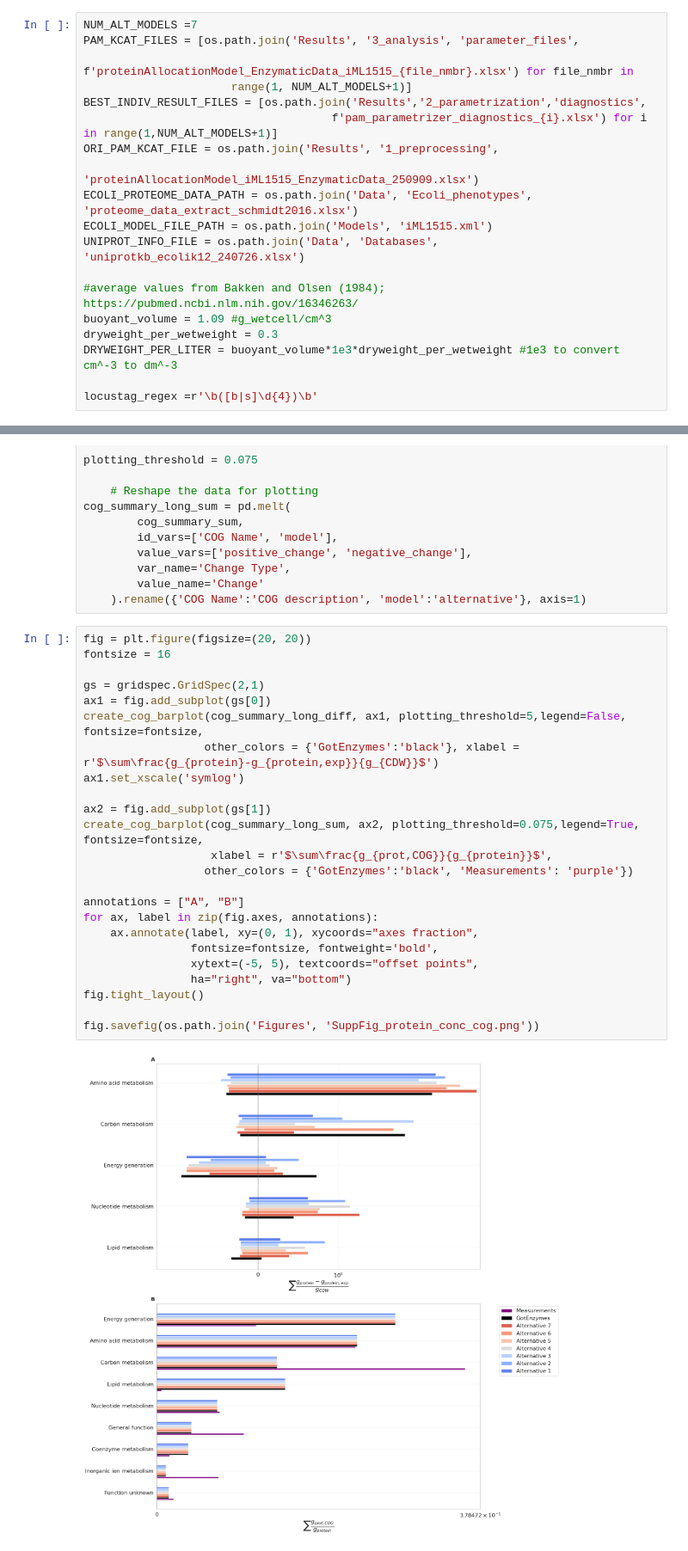
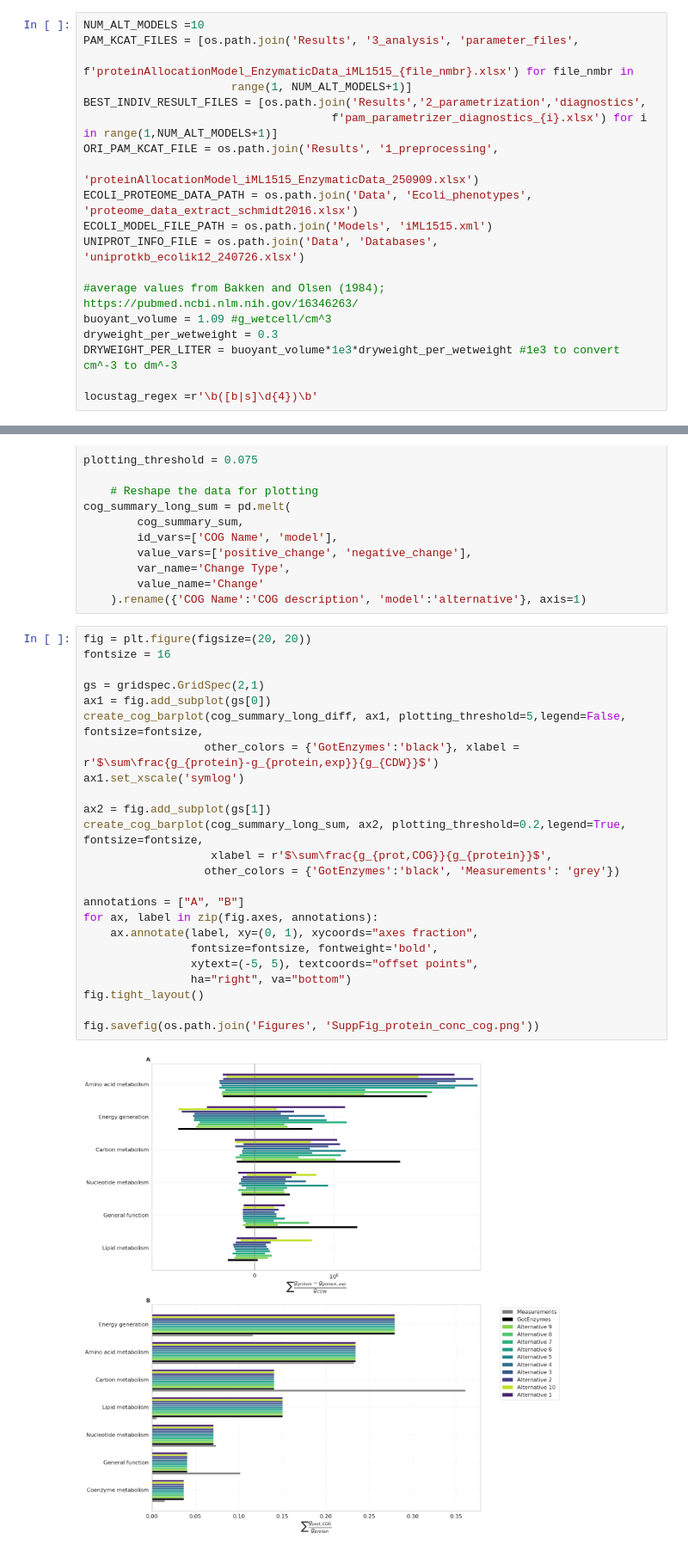
Before and after one commit to iAMB-RWTH-Aachen/PAMparametrizer, a Jupyter notebook: Scripts/i3_analysis/pam_parametrizer_validate_proteomics.ipynb, the cells around one changed output, grey strips where cells are left out. Shown at 86% size. Drawn from its saved outputs; the diff is of its cells as text.

```diff
--- a/Scripts/i3_analysis/pam_parametrizer_validate_proteomics.ipynb
+++ b/Scripts/i3_analysis/pam_parametrizer_validate_proteomics.ipynb
@@ -33,7 +33,7 @@ Loading PAModelpy modules version 0.0.5.1
 Set parameter Username
 Academic license - for non-commercial use only - expires 2026-03-03
 # %%
-NUM_ALT_MODELS =7
+NUM_ALT_MODELS =10
 PAM_KCAT_FILES = [os.path.join('Results', '3_analysis', 'parameter_files',
                                    f'proteinAllocationModel_EnzymaticData_iML1515_{file_nmbr}.xlsx') for file_nmbr in
                       range(1, NUM_ALT_MODELS+1)]
@@ -519,26 +519,26 @@ cog_summary_long_sum = pd.melt(
 # %%
 fig = plt.figure(figsize=(20, 20))
 fontsize = 16
 
 gs = gridspec.GridSpec(2,1)
 ax1 = fig.add_subplot(gs[0])
 create_cog_barplot(cog_summary_long_diff, ax1, plotting_threshold=5,legend=False, fontsize=fontsize,
                   other_colors = {'GotEnzymes':'black'}, xlabel = r'$\sum\frac{g_{protein}-g_{protein,exp}}{g_{CDW}}$')
 ax1.set_xscale('symlog')
 
 ax2 = fig.add_subplot(gs[1])
-create_cog_barplot(cog_summary_long_sum, ax2, plotting_threshold=0.075,legend=True, fontsize=fontsize,
+create_cog_barplot(cog_summary_long_sum, ax2, plotting_threshold=0.2,legend=True, fontsize=fontsize,
                    xlabel = r'$\sum\frac{g_{prot,COG}}{g_{protein}}$',
-                  other_colors = {'GotEnzymes':'black', 'Measurements': 'purple'})
+                  other_colors = {'GotEnzymes':'black', 'Measurements': 'grey'})
 
 annotations = ["A", "B"]
 for ax, label in zip(fig.axes, annotations):
     ax.annotate(label, xy=(0, 1), xycoords="axes fraction",
                 fontsize=fontsize, fontweight='bold',
                 xytext=(-5, 5), textcoords="offset points",
                 ha="right", va="bottom")
 fig.tight_layout()
 
 fig.savefig(os.path.join('Figures', 'SuppFig_protein_conc_cog.png'))
 # %% [output]
-[figure, old version]
+[figure, new version]
```
Also changed, not shown: parts of 7 cells of this notebook, 28 other files.
